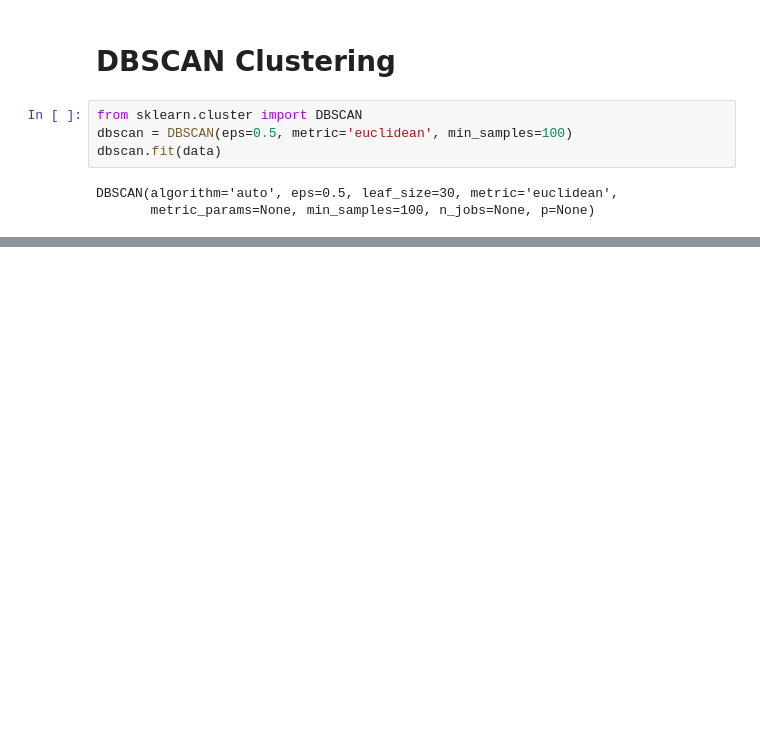
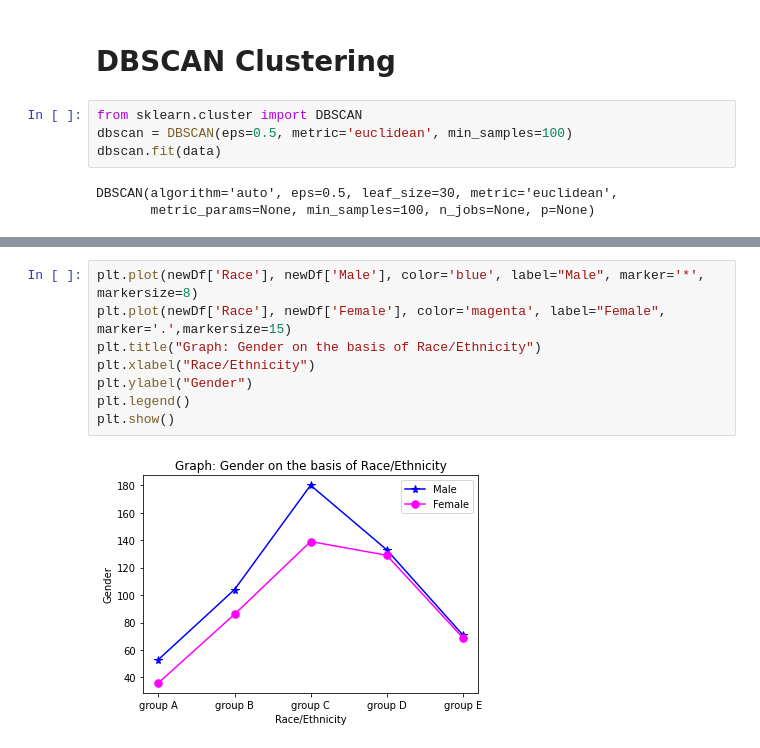
Before and after one commit to vik-sin/Students-Performance, a Jupyter notebook: StudentsPerformance.ipynb, the cells around one changed output, grey strips where cells are left out. Cells and saved outputs as stored; diff of their text form; blank space fills up the shorter version.

```diff
--- a/StudentsPerformance.ipynb
+++ b/StudentsPerformance.ipynb
@@ -171,0 +228,10 @@ plt.show()
+# %%
+plt.plot(newDf['Race'], newDf['Male'], color='blue', label="Male", marker='*', markersize=8)
+plt.plot(newDf['Race'], newDf['Female'], color='magenta', label="Female", marker='.',markersize=15)
+plt.title("Graph: Gender on the basis of Race/Ethnicity")
+plt.xlabel("Race/Ethnicity")
+plt.ylabel("Gender")
+plt.legend()
+plt.show()
+# %% [output]
+[figure, added]
```
Also changed, not shown: parts of 19 cells of this notebook.
